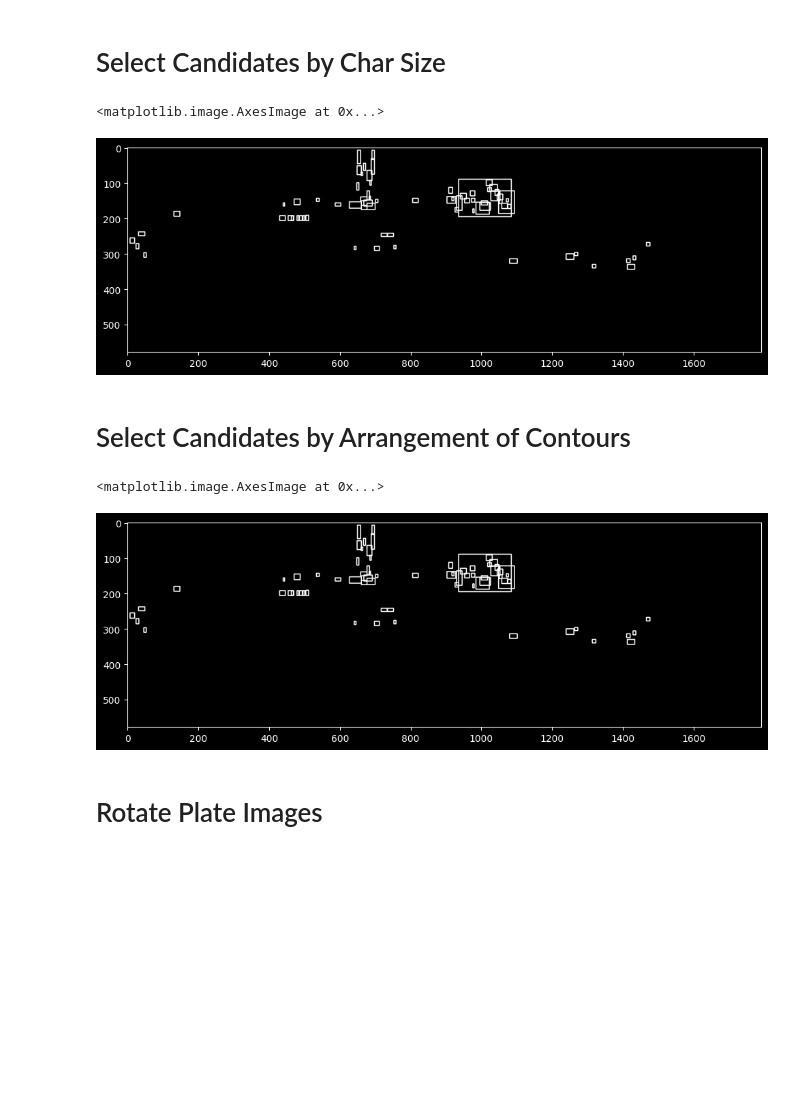
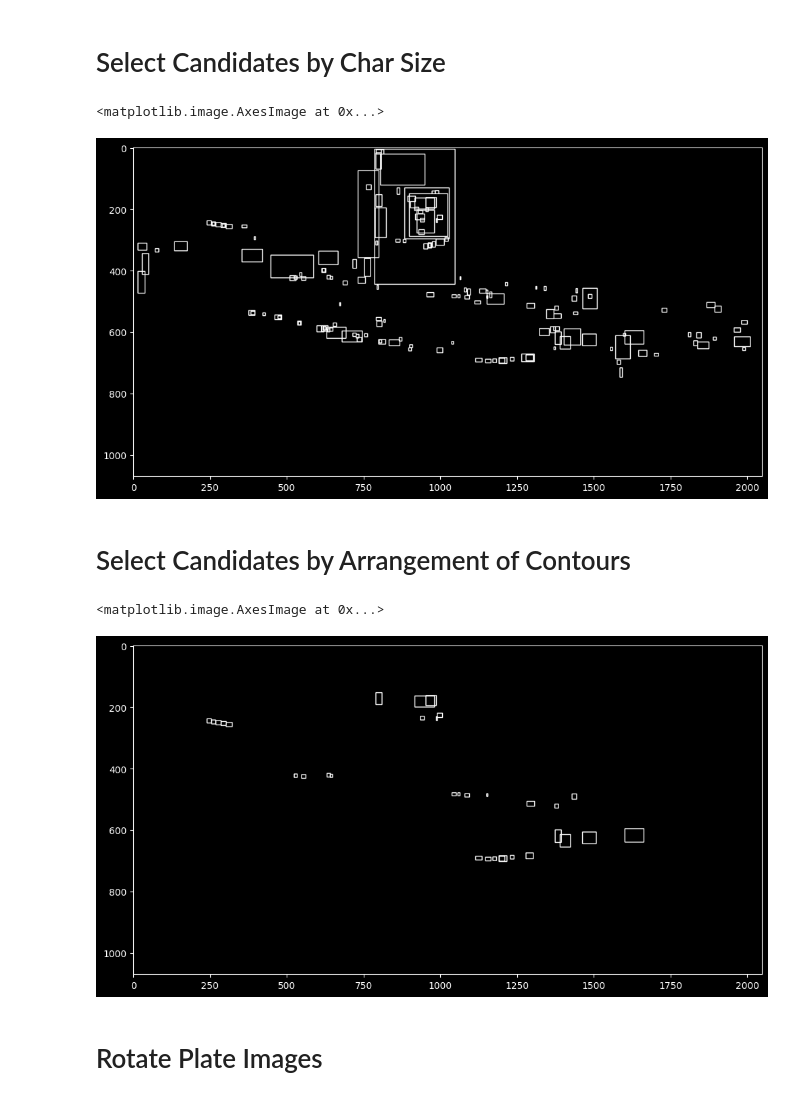
Before and after one commit to geun-hyoung/python_object_detection_ocr, a Jupyter notebook: main.ipynb, the cells around one changed output. Cells and saved outputs as stored; diff of their text form; code cells hidden in the pictures; blank space fills up the shorter version.

```diff
--- a/main.ipynb
+++ b/main.ipynb
@@ -49,7 +49,7 @@ import numpy as np
 import matplotlib.pyplot as plt
 
 # ============== 설정 ==============
-IMG_PATH = '/content/drive/MyDrive/Colab Notebooks/17.jpg'  # 경로에 맞게 수정
+IMG_PATH = '/content/drive/MyDrive/Colab Notebooks/7.jpg'  # 경로에 맞게 수정
 MODEL_WEIGHTS = 'yolov8l-seg.pt'
 UPSCALE_FACTOR = 2.0
 # Enhancement tunables (조정해가며 테스트)
@@ -421,7 +421,7 @@ plt.figure(figsize=(12, 10))
 plt.imshow(temp_result, cmap='gray')
 # %% [output]
 <matplotlib.image.AxesImage at 0x...>
-[figure, old version]
+[figure, new version]
 # %% [markdown]
 # Select Candidates by Arrangement of Contours
 # %%
@@ -431,7 +431,7 @@ MAX_ANGLE_DIFF = 12       # 원래 12 -> 더 기울어진 라인 허용
 MAX_AREA_DIFF = 0.8         # 원래 0.5 -> 면적 차 80%까지 허용
 MAX_WIDTH_DIFF =  0.8        # 원래 0.8 -> 너비 차 더 관대하게
 MAX_HEIGHT_DIFF = 0.2       # 원래 0.2 -> 높이 차 더 관대하게
-MIN_N_MATCHED = 1           # 원래 3 -> 2개만 있어도 그룹 인정 (짧은 시퀀스 허용)
+MIN_N_MATCHED = 3           # 원래 3 -> 2개만 있어도 그룹 인정 (짧은 시퀀스 허용)
 
 
 def find_chars(contour_list):
@@ -478,34 +478,34 @@ def find_chars(contour_list):
         unmatched_contour = np.take(possible_contours, unmatched_contour_idx)
 
         # recursive
         recursive_contour_list = find_chars(unmatched_contour)
 
         for idx in recursive_contour_list:
             matched_result_idx.append(idx)
 
         break
 
     return matched_result_idx
 
 result_idx = find_chars(possible_contours)
 
 matched_result = []
 for idx_list in result_idx:
     matched_result.append(np.take(possible_contours, idx_list))
 
 # visualize possible contours
 temp_result = np.zeros((height, width, channel), dtype=np.uint8)
 
 for r in matched_result:
     for d in r:
 #         cv2.drawContours(temp_result, d['contour'], -1, (255, 255, 255))
         cv2.rectangle(temp_result, pt1=(d['x'], d['y']), pt2=(d['x']+d['w'], d['y']+d['h']), color=(255, 255, 255), thickness=2)
 
 plt.figure(figsize=(12, 10))
 plt.imshow(temp_result, cmap='gray')
 # %% [output]
 <matplotlib.image.AxesImage at 0x...>
-[figure, old version]
+[figure, new version]
 # %% [markdown]
 # Rotate Plate Images
 # %%
```
Also changed, not shown: parts of 11 cells of this notebook.
